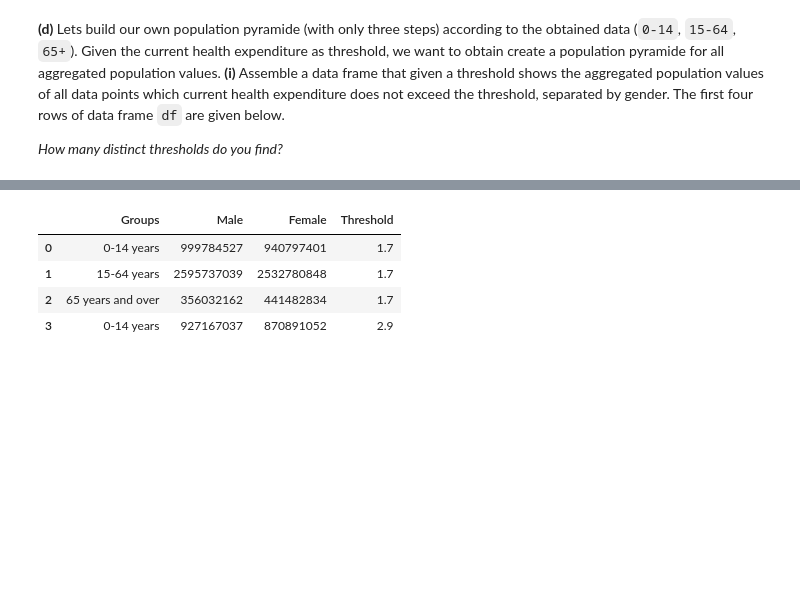
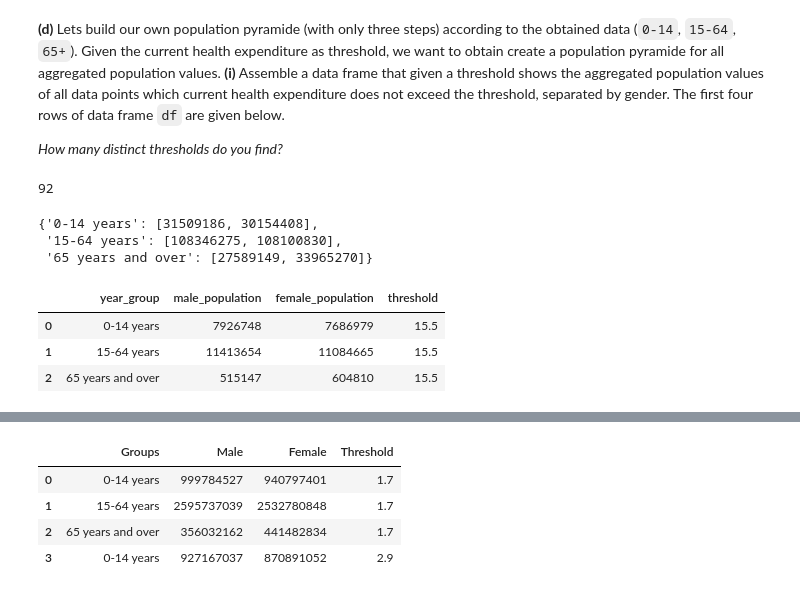
Before and after one commit to AlanPhan1999/Stat220, a Jupyter notebook: Homework/hw4.ipynb, the cells around one changed output, grey strips where cells are left out. Cells and saved outputs as stored; diff of their text form; code cells hidden in the pictures; blank space fills up the shorter version.

```diff
--- a/Homework/hw4.ipynb
+++ b/Homework/hw4.ipynb
@@ -378,3 +378,21 @@ plt.show()
 __(d)__ Lets build our own population pyramide (with only three steps) according to the obtained data (`0-14`, `15-64`, `65+`). Given the current health expenditure as threshold, we want to obtain create a population pyramide for all aggregated population values. __(i)__ Assemble a data frame that given a threshold shows the aggregated population values of all data points which current health expenditure does not exceed the threshold, separated by gender. The first four rows of data frame `df` are given below.
 
 _How many distinct thresholds do you find?_
+# %%
+def get_threshold(country, info=country_info):
+        if info[country].get('Current health expenditure'):
+                string = info[country]['Current health expenditure']
+
+                pattern = r'(\d+(\.\d+)?)'
+
+        # Use re.search to find the first occurrence of the pattern in the string
+                match = re.search(pattern, string)
+
+        # Extract the number from the matched group
+                if match:
+                    number = float(match.group(1))
+                    return number
+                else:
+                       return 0
+        else:
+                       return 0
@@ -380,0 +428,13 @@ _How many distinct thresholds do you find?_
+# %%
+thresholds = []
+for country in country_info:
+    thresholds.append(get_threshold(country))
+len(set(thresholds))
+# %% [output]
+92
+# %%
+get_pop_age('united-states')
+# %% [output]
+{'0-14 years': [31509186, 30154408],
+ '15-64 years': [108346275, 108100830],
+ '65 years and over': [27589149, 33965270]}
@@ -380,0 +450,18 @@ _How many distinct thresholds do you find?_
+# %%
+data = pop_threshold['afghanistan']
+
+# Convert dictionary to DataFrame
+df = pd.DataFrame.from_dict(data['population'], orient='index', columns=['male_population', 'female_population'])
+
+# Add threshold column
+df['threshold'] = data['threshold']
+
+# Reset index to make 'year_group' a regular column
+df.reset_index(inplace=True)
+df.rename(columns={'index': 'year_group'}, inplace=True)
+df
+# %% [output]
+|  | year_group | male_population | female_population | threshold |
+| 0 | 0-14 years | 7926748 | 7686979 | 15.5 |
+| 1 | 15-64 years | 11413654 | 11084665 | 15.5 |
+| 2 | 65 years and over | 515147 | 604810 | 15.5 |
```
Also changed, not shown: parts of 5 cells of this notebook.
